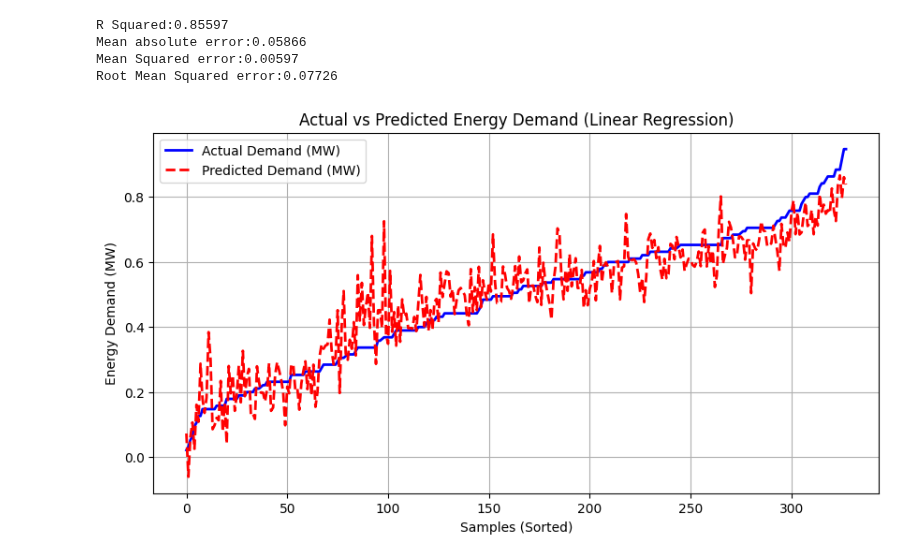
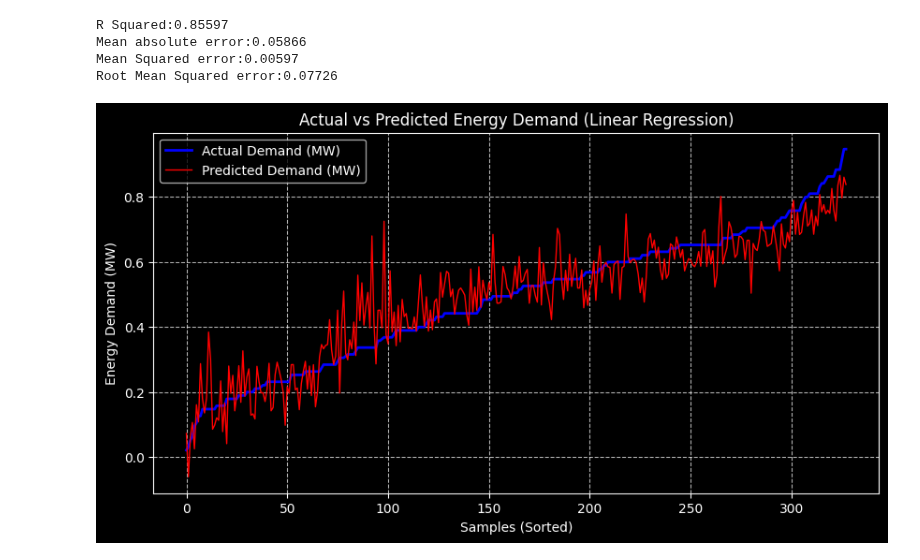
Before and after one commit to rajin-khan/GridGenius, a Jupyter notebook: Model/RandomForest_&_Regression_Model01.ipynb, the cells around one changed output. Cells and saved outputs as stored; diff of their text form; code cells hidden in the pictures.

```diff
--- a/Model/RandomForest_&_Regression_Model01.ipynb
+++ b/Model/RandomForest_&_Regression_Model01.ipynb
@@ -95,22 +95,28 @@ Root Mean Squared error: 0.06551
 # %%
 #visualization
 import matplotlib.pyplot as plt
+import seaborn as sns
 import numpy as np
-
+import os
+os.makedirs("./generated", exist_ok=True)
 
 sorted_indices = np.argsort(y_test)
 y_test_sorted = np.array(y_test)[sorted_indices]
 y_pred_sorted = np.array(y_pred)[sorted_indices]
-
+plt.style.use('dark_background')
 plt.figure(figsize=(10, 5))
 plt.plot(y_test_sorted, label="Actual Demand (MW)", linestyle='solid', color='blue', linewidth=2)
-plt.plot(y_pred_sorted, label="Predicted Demand (MW)", linestyle='dashed', color='red', linewidth=2)
+plt.plot(y_pred_sorted, label="Predicted Demand (MW)", linestyle='solid', color='red', linewidth=1)
+
+sns.set_palette(palette='gnuplot2_r')
 
 plt.xlabel("Samples")
 plt.ylabel("Energy Demand (MW)")
 plt.title("Actual vs Predicted Energy Demand (Random Forest)")
 plt.legend()
-plt.grid(True)
+
+plt.grid(True, linestyle='--', alpha=0.7)
+plt.savefig('./generated/3.png',dpi=500)
 
 plt.show()
 # %% [output]
@@ -166,19 +172,25 @@ Mean Squared error:0.00597
 Root Mean Squared error:0.07726
 # %%
 #visualization
+
+import os
+os.makedirs("./generated", exist_ok=True)
 sorted_indices = np.argsort(y_test)
 y_test_sorted = np.array(y_test)[sorted_indices]
 y_pred_sorted = np.array(y_pred)[sorted_indices]
 
+plt.style.use('dark_background')
+
 plt.figure(figsize=(10, 5))
 plt.plot(y_test_sorted, label="Actual Demand (MW)", linestyle='solid', color='blue', linewidth=2)
-plt.plot(y_pred_sorted, label="Predicted Demand (MW)", linestyle='dashed', color='red', linewidth=2)
+plt.plot(y_pred_sorted, label="Predicted Demand (MW)", linestyle='solid', color='red', linewidth=1)
 
 plt.xlabel("Samples (Sorted)")
 plt.ylabel("Energy Demand (MW)")
 plt.title("Actual vs Predicted Energy Demand (Linear Regression)")
 plt.legend()
-plt.grid(True)
+plt.grid(True, linestyle='--', alpha=0.7)
+plt.savefig('./generated/4.png',dpi=500)
 plt.show()
 # %% [output]
-[figure, old version]
+[figure, new version]
```
Also changed, not shown: parts of 2 cells of this notebook, 2 other files.
